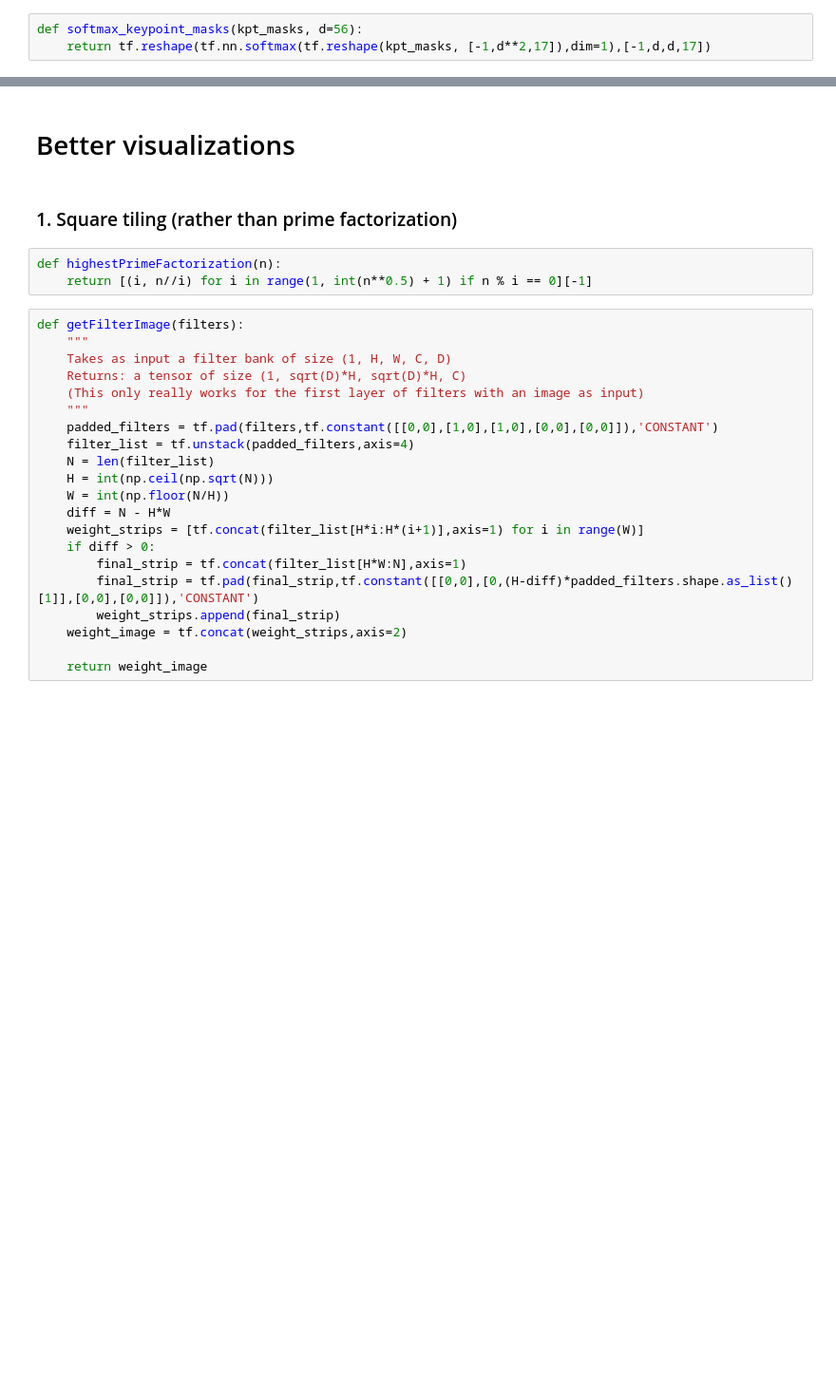
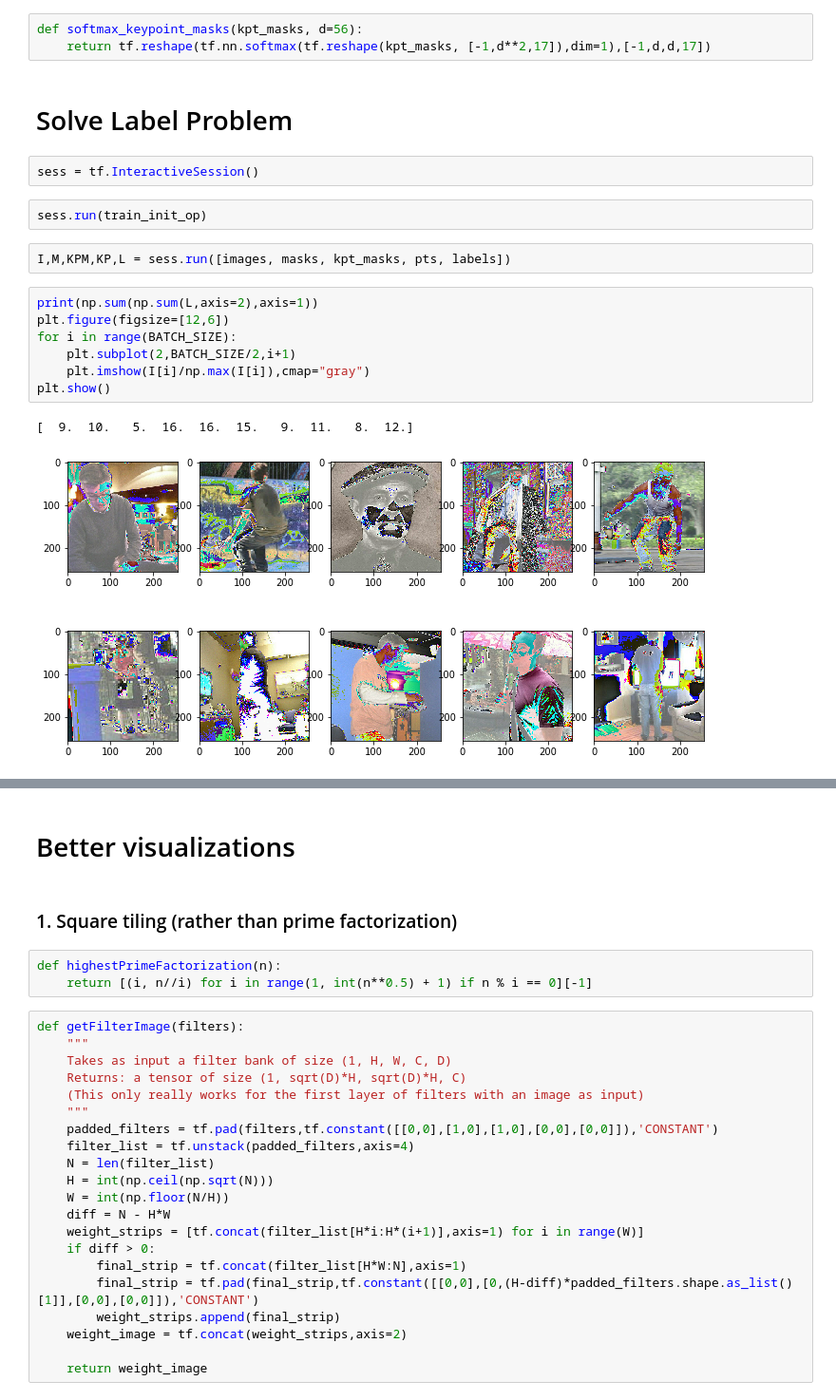
Before and after one commit to gyw0228/MegaNet, a Jupyter notebook: notebooks/KyleNet.ipynb, the cells around one changed output, grey strips where cells are left out. Shown: that part at 95% size. Cells and saved outputs as stored; diff of their text form; blank space fills up the shorter version.

```diff
--- a/notebooks/KyleNet.ipynb
+++ b/notebooks/KyleNet.ipynb
@@ -286,3 +281,21 @@ done
 # %%
 def softmax_keypoint_masks(kpt_masks, d=56):
     return tf.reshape(tf.nn.softmax(tf.reshape(kpt_masks, [-1,d**2,17]),dim=1),[-1,d,d,17])
+# %% [markdown]
+# Solve Label Problem
+# %%
+sess = tf.InteractiveSession()
+# %%
+sess.run(train_init_op)
+# %%
+I,M,KPM,KP,L = sess.run([images, masks, kpt_masks, pts, labels])
+# %%
+print(np.sum(np.sum(L,axis=2),axis=1))
+plt.figure(figsize=[12,6])
+for i in range(BATCH_SIZE):
+    plt.subplot(2,BATCH_SIZE/2,i+1)
+    plt.imshow(I[i]/np.max(I[i]),cmap="gray")
+plt.show()
+# %% [output]
+[  9.  10.   5.  16.  16.  15.   9.  11.   8.  12.]
+[figure, added]
```
Also changed, not shown: parts of 15 cells of this notebook, 4 other files.
